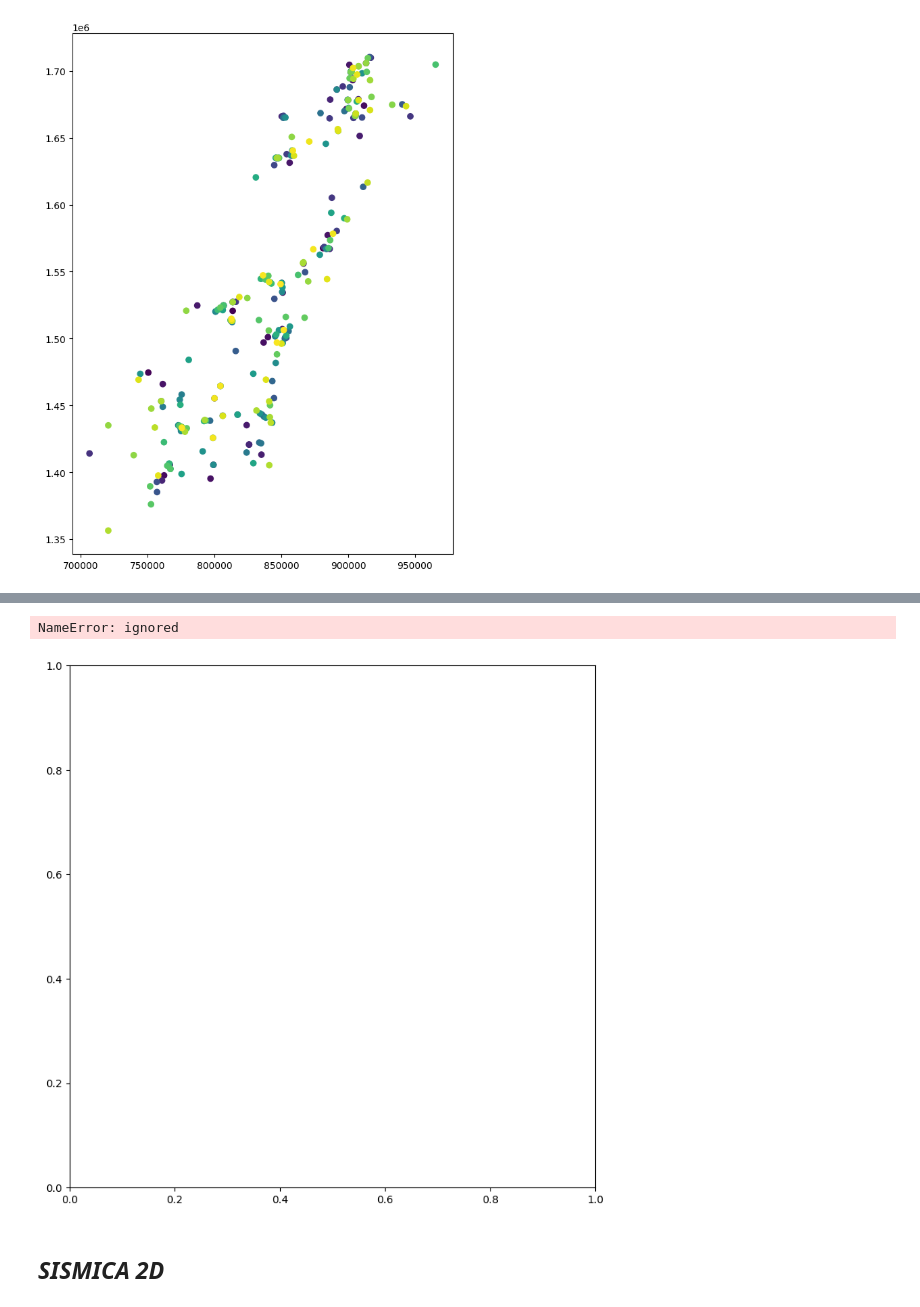
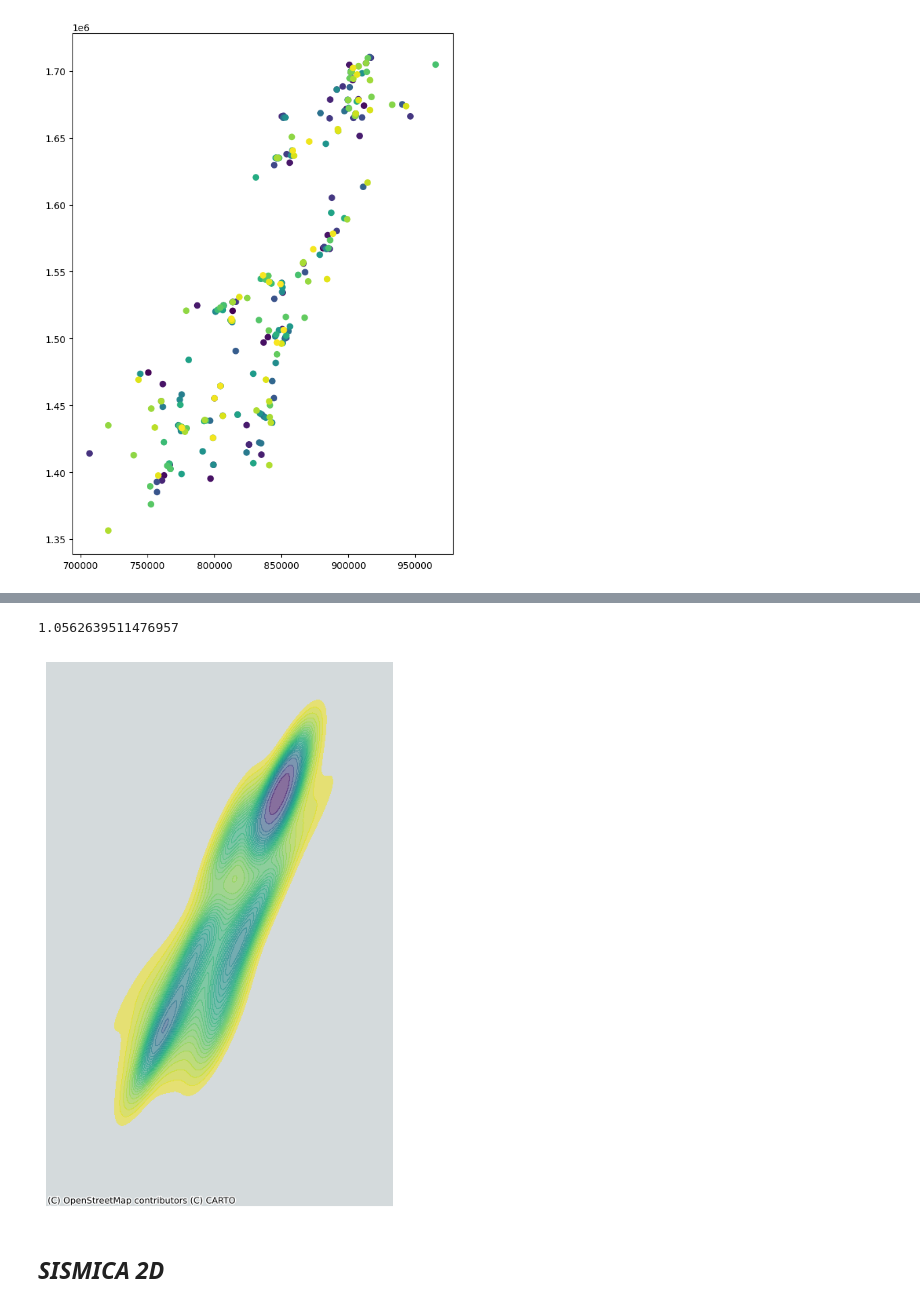
Before and after one commit to Anggarciaar/Proyecto_AnalisisGeoespacial, a Jupyter notebook: Proyecto_AnalisisGeoespacial.ipynb, the cells around one changed output, grey strips where cells are left out. Saved outputs shown, nothing was run; the diff lists cells and outputs as text; code cells hidden in the pictures.

```diff
--- a/Proyecto_AnalisisGeoespacial.ipynb
+++ b/Proyecto_AnalisisGeoespacial.ipynb
@@ -528,0 +644,12 @@ from sklearn.cluster import DBSCAN
+# %%
+#Let's plot the distribution of the point pattern
+data_scatter = sbn.jointplot(x='WELL_LONGI',
+                             y='WELL_LATIT',
+                             data=Pozos,
+                             s=0.5)
+
+ctx.add_basemap(data_scatter.ax_joint,
+                crs='EPSG:4326',
+                source=ctx.providers.Stamen.TonerLite)
+
+fig.savefig('/content/drive/MyDrive/DATA_ProyectoAG/Datos creados/distribucionpozos.png', dpi=300)
@@ -528,0 +677,10 @@ from sklearn.cluster import DBSCAN
+# %%
+#Then, compute the important parameters of the deviation ellipse
+
+#Standard distance
+
+std_d = centrography.std_distance(Pozos[['WELL_LONGI', 'WELL_LATIT']])
+
+std_d
+# %% [output]
+1.0562639511476957
@@ -529,24 +694,18 @@ from sklearn.cluster import DBSCAN
 # %%
-# Set up figure and axis
-f, ax = plt.subplots(1, figsize=(9, 9))
-# Generate and add KDE with a shading of 50 gradients
-# coloured contours, 75% of transparency,
-# and the reverse viridis colormap
-sbn.kdeplot(
-    db['x'],
-    db['y'],
-    n_levels=30,
-    shade=True,
-    alpha=0.55,
-    cmap='viridis_r'
-)
-# Add basemap
-ctx.add_basemap(
-    ax,
-    source=ctx.providers.CartoDB.Positron
-)
-# Remove axes
+#Kernel Density Estimation (KDE)
+
+f, ax = plt.subplots(1, figsize=(9,9))
+
+sbn.kdeplot(x=Pozos['WELL_LONGI'],
+            y=Pozos['WELL_LATIT'],
+            n_levels=30,
+            fill=True,
+            alpha=0.55,
+            cmap='viridis_r')
+
+ctx.add_basemap(ax,
+                source=ctx.providers.CartoDB.Positron)
+
 ax.set_axis_off()
 # %% [output]
-NameError: ignored
-[figure, old version]
+[figure, new version]
```
Also changed, not shown: parts of 31 cells of this notebook.
